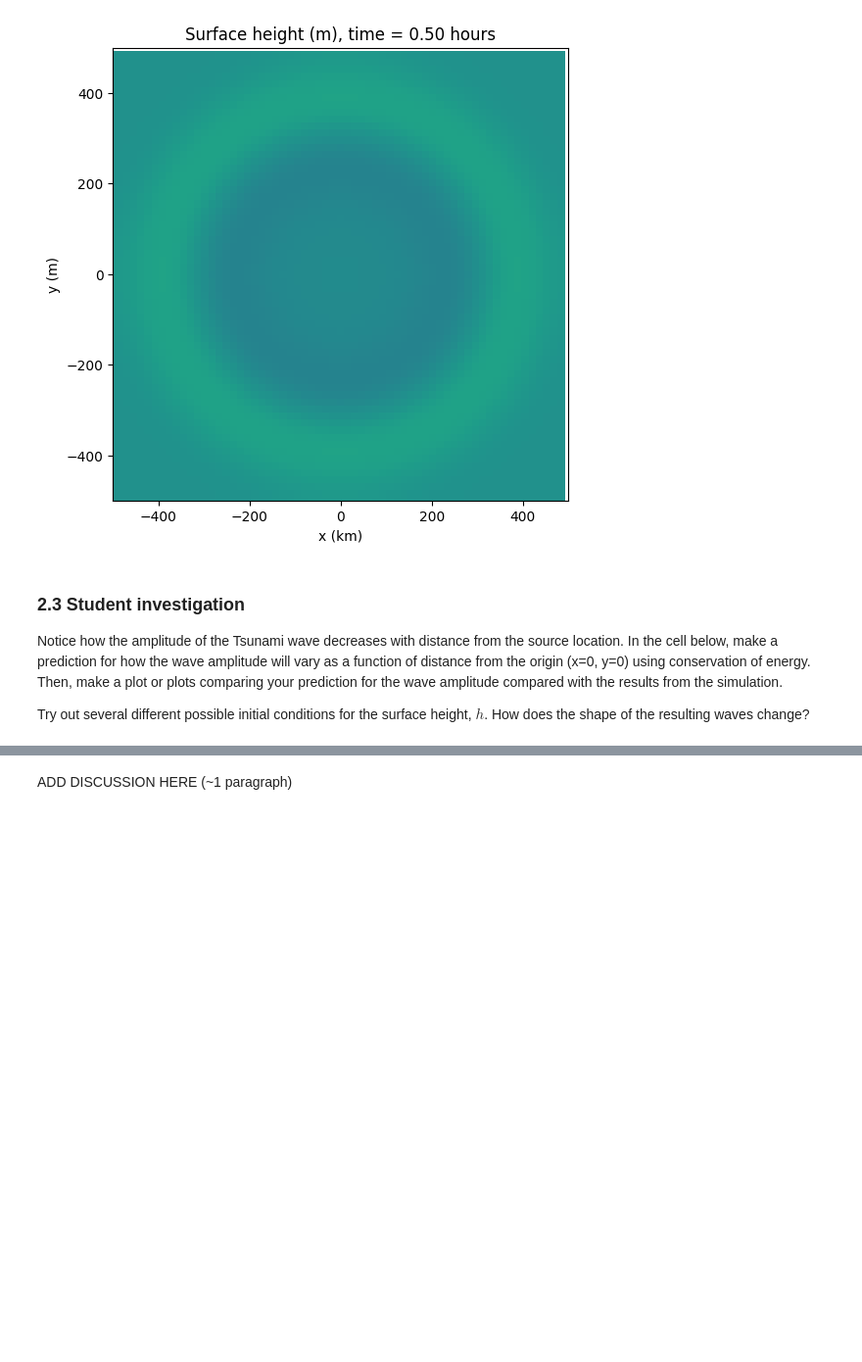
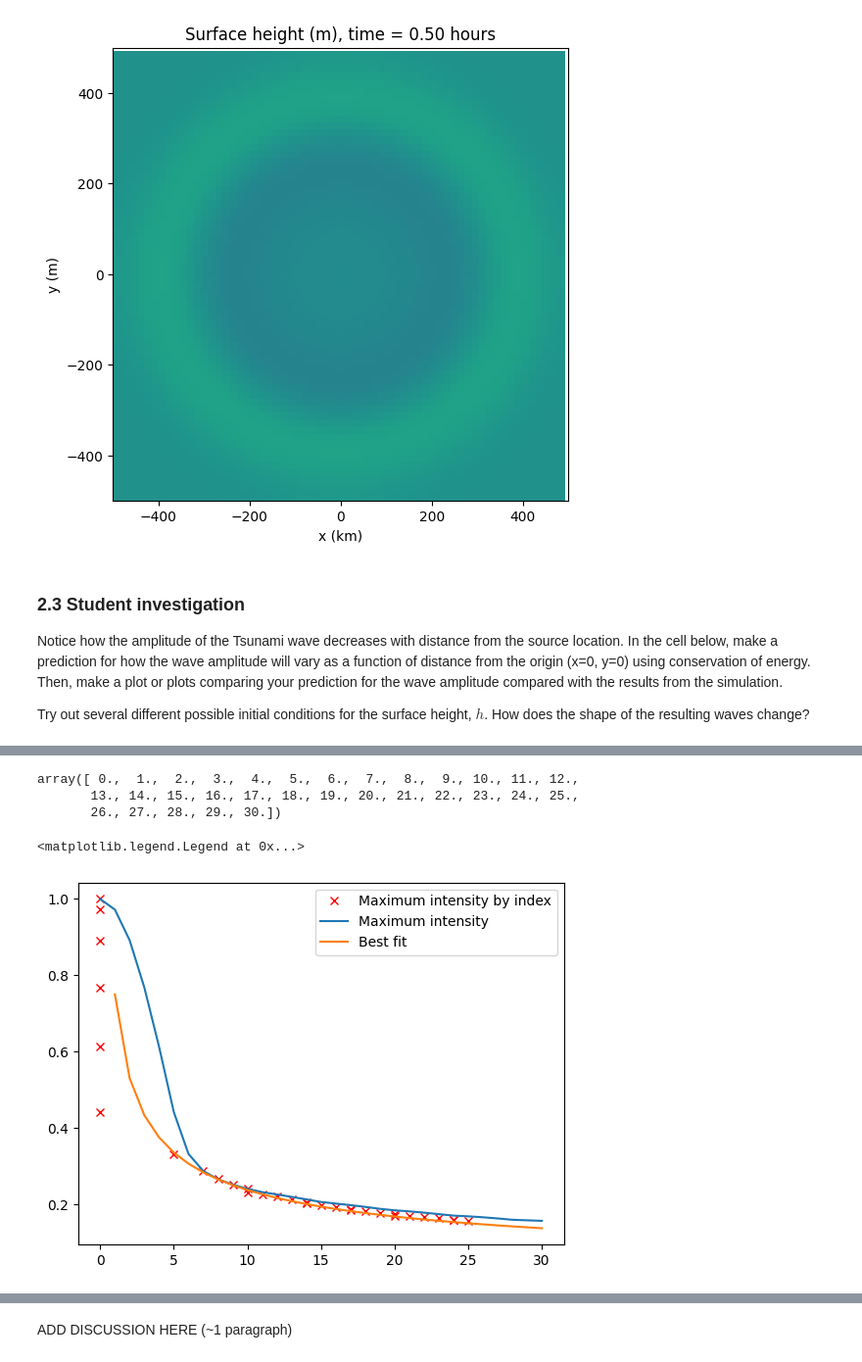
Before and after one commit to AnnabelHall/QCES_LNM, a Jupyter notebook: Project3_tsunami.ipynb, the cells around one changed output, grey strips where cells are left out. Shown at 98% size. Drawn from its saved outputs; the diff is of its cells as text; code cells hidden in the pictures; blank space fills up the shorter version.

```diff
--- a/Project3_tsunami.ipynb
+++ b/Project3_tsunami.ipynb
@@ -500,0 +531,17 @@ This is derived the following way:
+# %%
+r
+# %% [output]
+array([ 0.,  1.,  2.,  3.,  4.,  5.,  6.,  7.,  8.,  9., 10., 11., 12.,
+       13., 14., 15., 16., 17., 18., 19., 20., 21., 22., 23., 24., 25.,
+       26., 27., 28., 29., 30.])
+# %%
+from math import sqrt
+r = np.linspace(0,30,31)
+
+plt.plot(y_max,h_max, 'rx', label = 'Maximum intensity by index')
+plt.plot(r, h_max, label = 'Maximum intensity')
+plt.plot(r, 0.75/abs(np.sqrt(r)), label = 'Best fit')
+plt.legend()
+# %% [output]
+<matplotlib.legend.Legend at 0x...>
+[figure, added]
```
Also changed, not shown: parts of 13 cells of this notebook.
